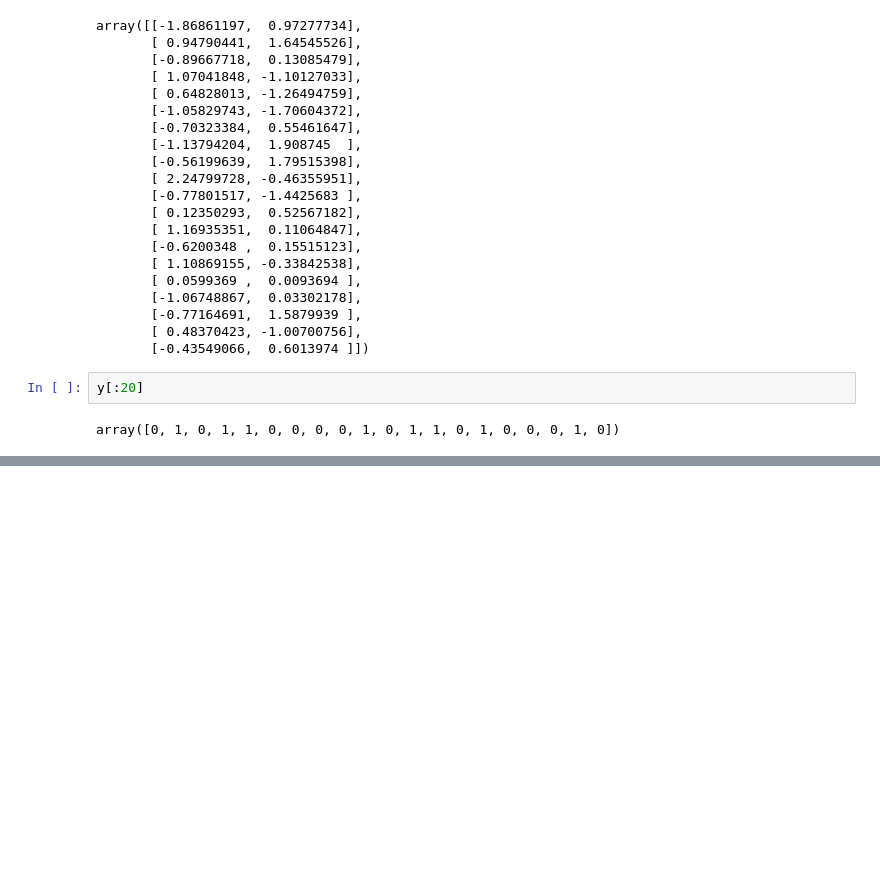
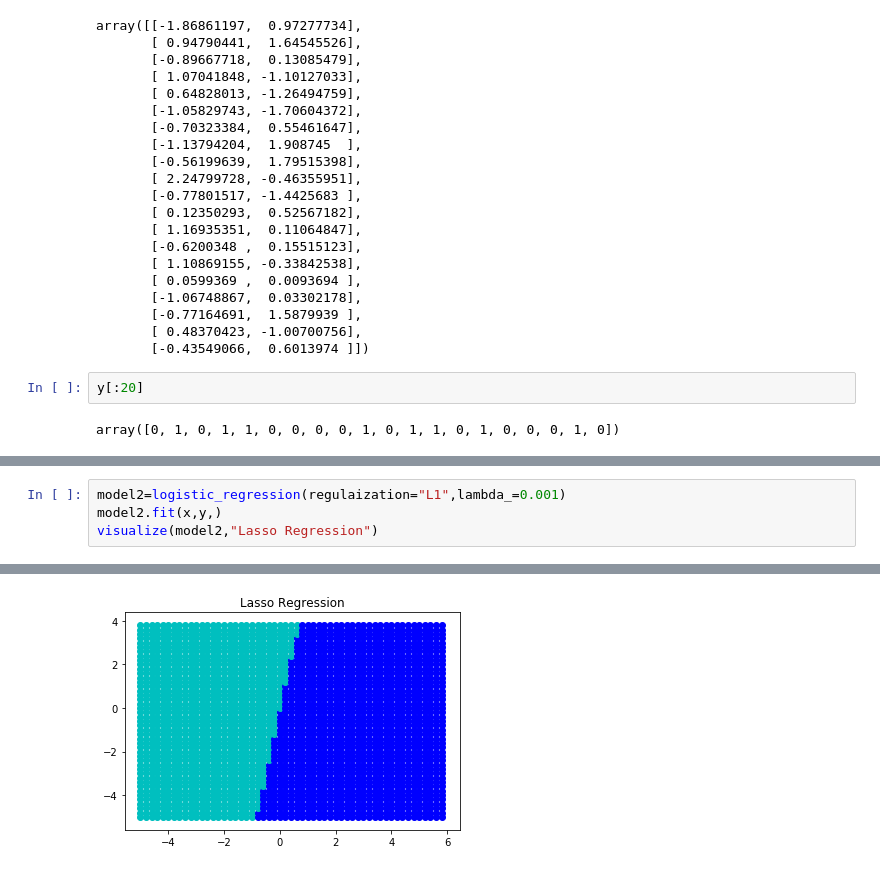
Before and after one commit to prathameshbhalekar/Machine-Learning-From-Scratch, a Jupyter notebook: Logistic Regression using Gradient Descent.ipynb, the cells around one changed output, grey strips where cells are left out. Cells and saved outputs as stored; diff of their text form; blank space fills up the shorter version.

```diff
--- a/Logistic Regression using Gradient Descent.ipynb
+++ b/Logistic Regression using Gradient Descent.ipynb
@@ -114,0 +155,5 @@ sns.scatterplot(x[:,0],x[:,1],hue=y.reshape(-1));
+# %%
+model2=logistic_regression(regulaization="L1",lambda_=0.001)
+model2.fit(x,y,)
+visualize(model2,"Lasso Regression")
+# %% [output]
@@ -114,0 +171 @@ sns.scatterplot(x[:,0],x[:,1],hue=y.reshape(-1));
+[figure, added]
```
Also changed, not shown: parts of 13 cells of this notebook.
